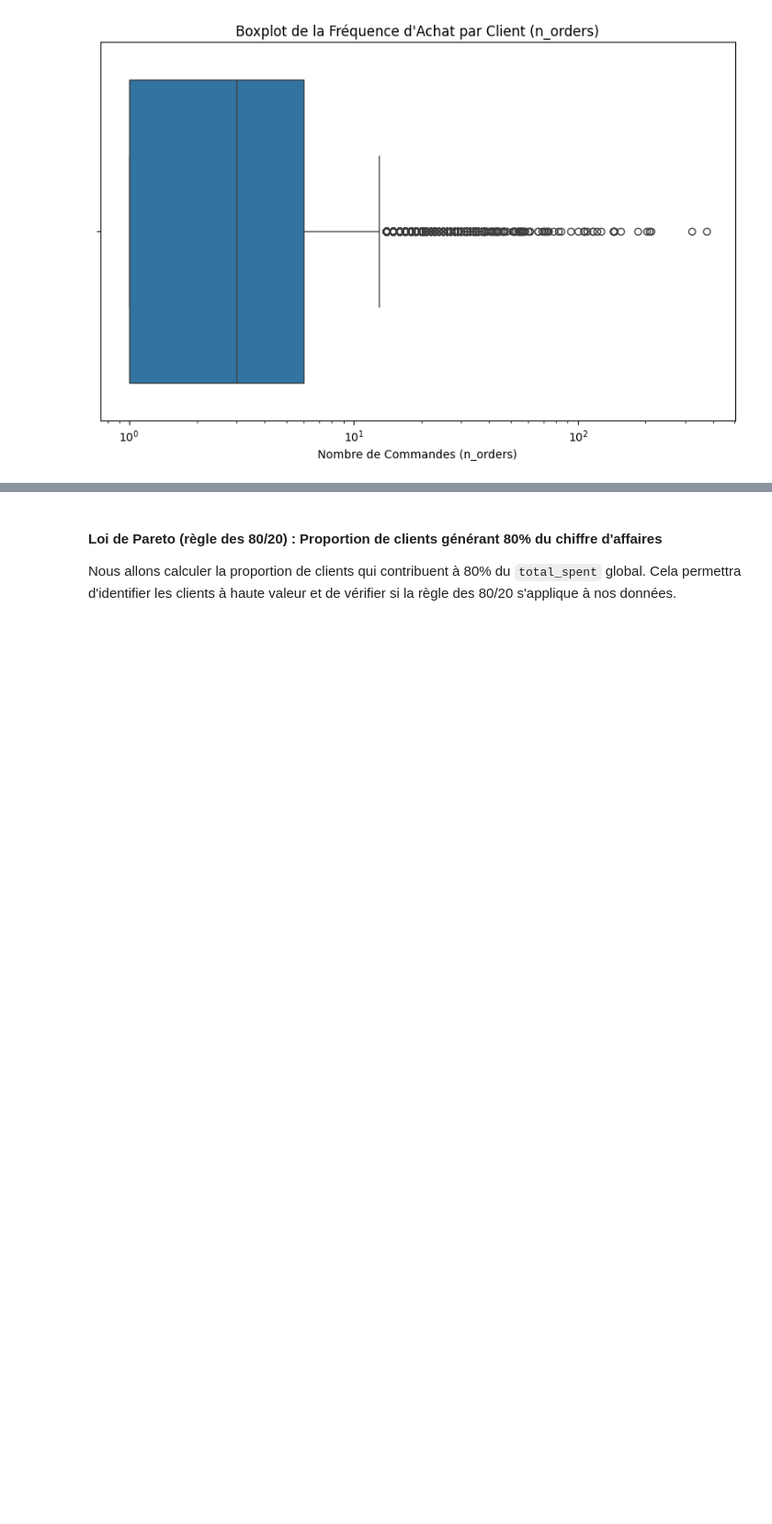
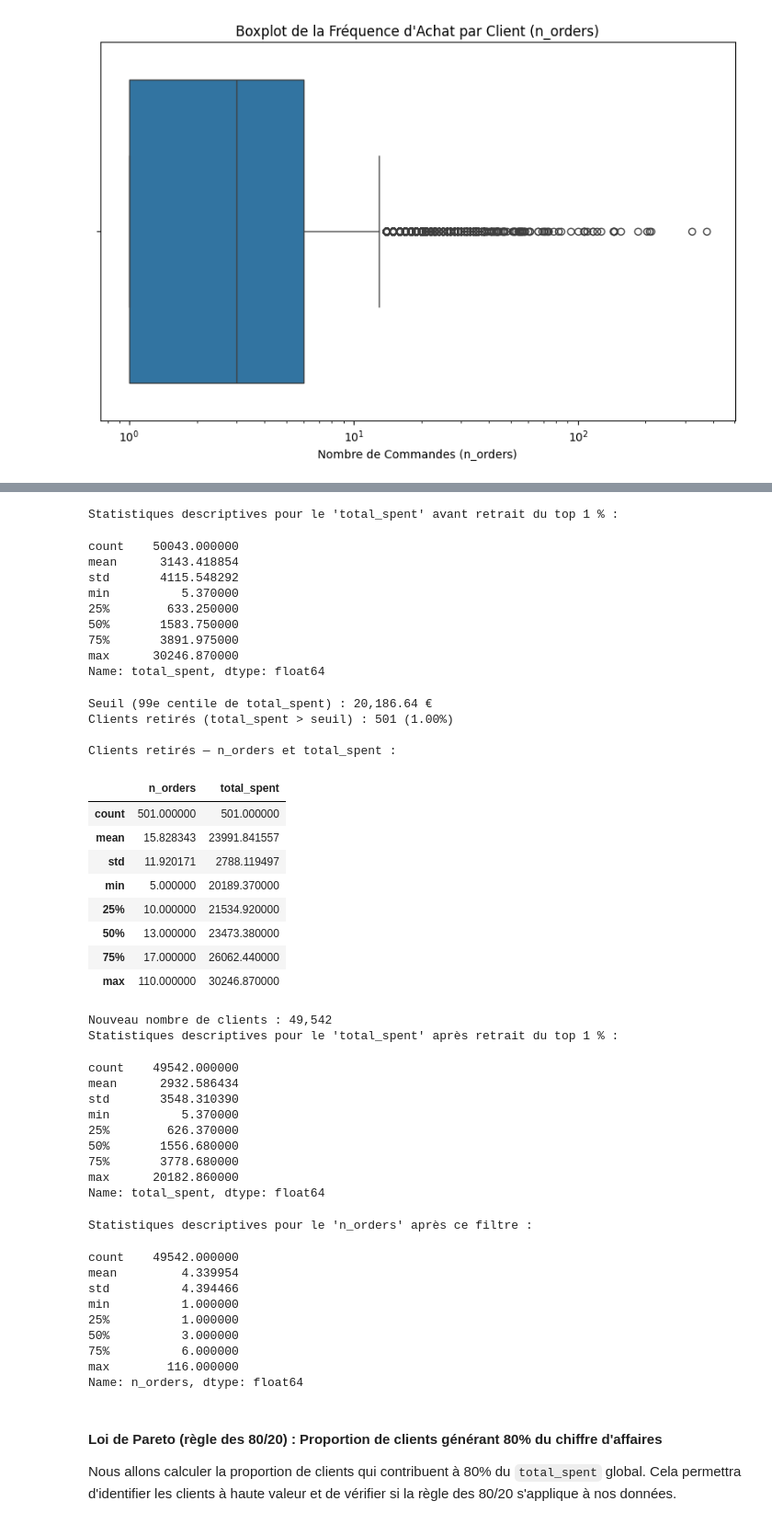
Before and after one commit to RomainR99/Data-Marketing-, a Jupyter notebook: DataMarketing.ipynb, the cells around one changed output, grey strips where cells are left out. Shown at 92% size. Cells and saved outputs as stored; diff of their text form; code cells hidden in the pictures; blank space fills up the shorter version.

```diff
--- a/DataMarketing.ipynb
+++ b/DataMarketing.ipynb
@@ -918,3 +956,71 @@ Name: n_orders, dtype: float64
+# %%
+# Nettoyage : retirer le 1 % de plus gros montants (total_spent) pour écarter le B2B
+n_avant = customers_df_cleaned.shape[0]
+seuil_montant_p99 = customers_df_cleaned['total_spent'].quantile(0.99)
+
+print("Statistiques descriptives pour le 'total_spent' avant retrait du top 1 % :")
+display(customers_df_cleaned['total_spent'].describe())
+print(f"\nSeuil (99e centile de total_spent) : {seuil_montant_p99:,.2f} €")
+
+masque_b2b = customers_df_cleaned['total_spent'] > seuil_montant_p99
+n_retires = int(masque_b2b.sum())
+print(f"Clients retirés (total_spent > seuil) : {n_retires:,} ({n_retires / n_avant * 100:.2f}%)")
+
+print("\nClients retirés — n_orders et total_spent :")
+display(customers_df_cleaned.loc[masque_b2b, ['n_orders', 'total_spent']].describe())
+
+customers_df_cleaned = customers_df_cleaned.loc[~masque_b2b].copy()
+
+print(f"\nNouveau nombre de clients : {customers_df_cleaned.shape[0]:,}")
+print("Statistiques descriptives pour le 'total_spent' après retrait du top 1 % :")
+display(customers_df_cleaned['total_spent'].describe())
+print("\nStatistiques descriptives pour le 'n_orders' après ce filtre :")
+display(customers_df_cleaned['n_orders'].describe())
+# %% [output]
+Statistiques descriptives pour le 'total_spent' avant retrait du top 1 % :
+count    50043.000000
+mean      3143.418854
+std       4115.548292
+min          5.370000
+25%        633.250000
+50%       1583.750000
+75%       3891.975000
+max      30246.870000
+Name: total_spent, dtype: float64
+Seuil (99e centile de total_spent) : 20,186.64 €
+Clients retirés (total_spent > seuil) : 501 (1.00%)
+
+Clients retirés — n_orders et total_spent :
+|  | n_orders | total_spent |
+| count | 501.000000 | 501.000000 |
+| mean | 15.828343 | 23991.841557 |
+| std | 11.920171 | 2788.119497 |
+| min | 5.000000 | 20189.370000 |
+| 25% | 10.000000 | 21534.920000 |
+| 50% | 13.000000 | 23473.380000 |
+| 75% | 17.000000 | 26062.440000 |
+| max | 110.000000 | 30246.870000 |
+Nouveau nombre de clients : 49,542
+Statistiques descriptives pour le 'total_spent' après retrait du top 1 % :
+count    49542.000000
+mean      2932.586434
+std       3548.310390
+min          5.370000
+25%        626.370000
+50%       1556.680000
+75%       3778.680000
+max      20182.860000
+Name: total_spent, dtype: float64
+Statistiques descriptives pour le 'n_orders' après ce filtre :
+count    49542.000000
+mean         4.339954
+std          4.394466
+min          1.000000
+25%          1.000000
+50%          3.000000
+75%          6.000000
+max        116.000000
+Name: n_orders, dtype: float64
 # %% [markdown]
 #### Loi de Pareto (règle des 80/20) : Proportion de clients générant 80% du chiffre d'affaires
 
```
Also changed, not shown: parts of 13 cells of this notebook.
